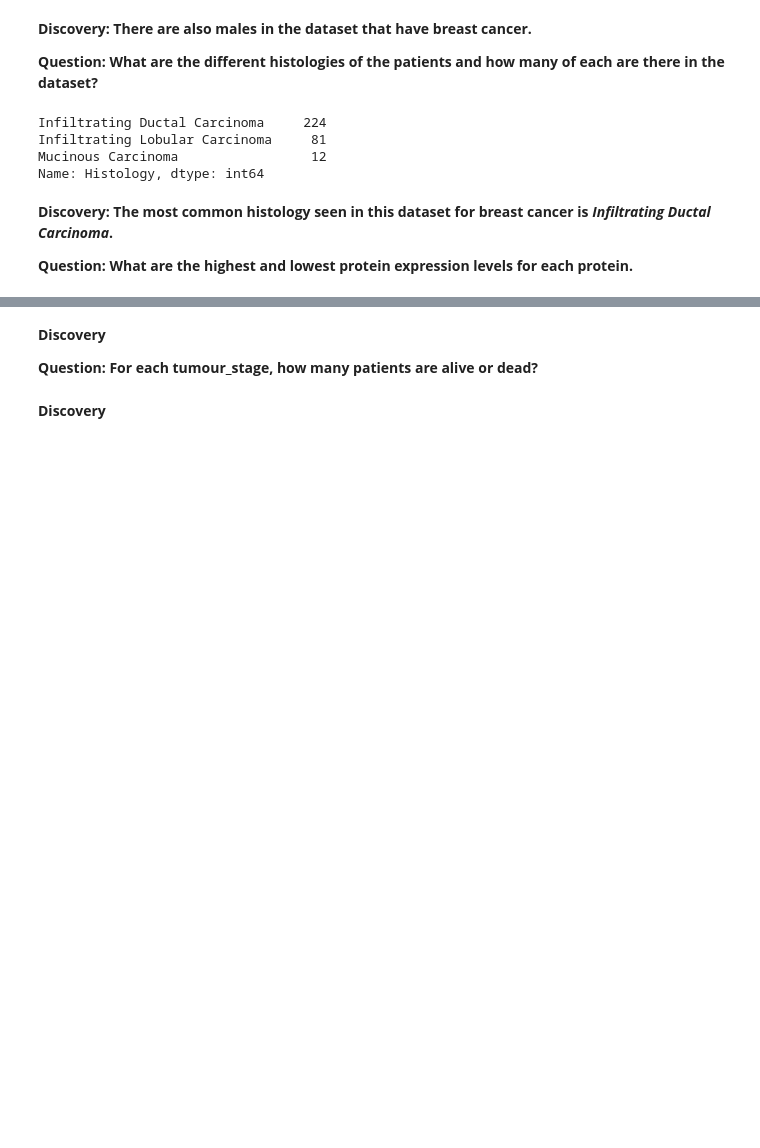
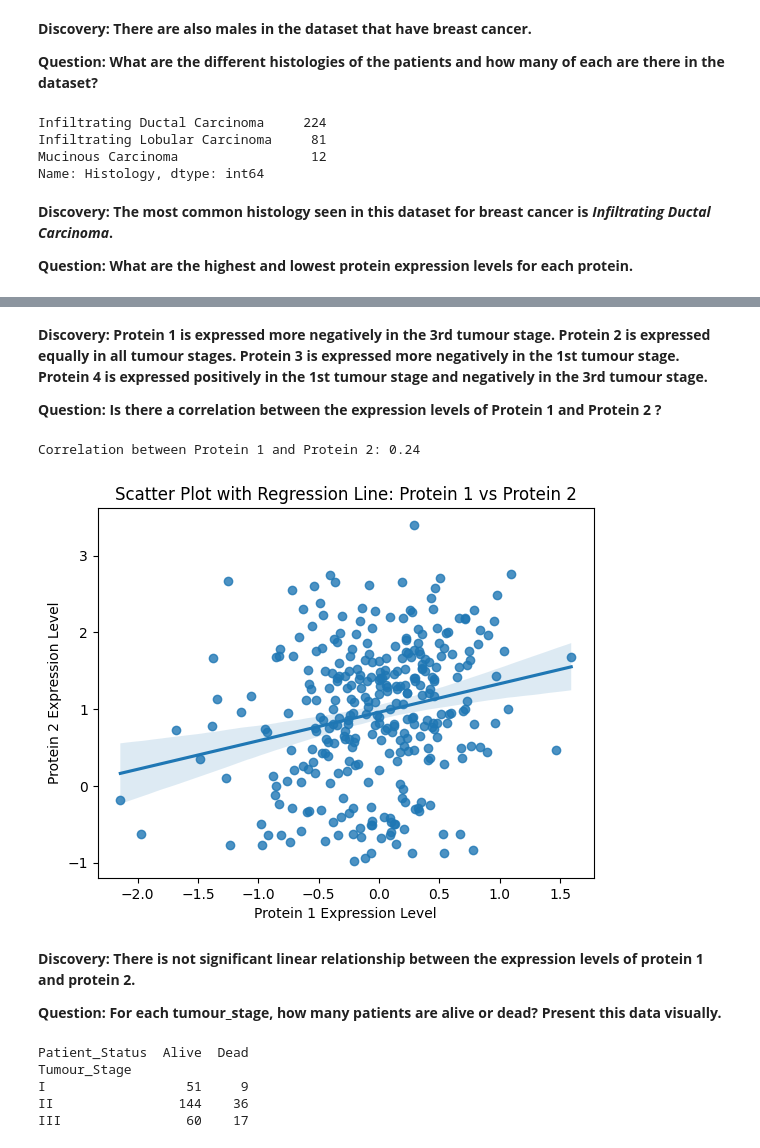
Before and after one commit to spusuluri/Data-Science-Projects, a Jupyter notebook: Project_1_Breast_Cancer/BRCA_data_exploration.ipynb, the cells around one changed output, grey strips where cells are left out. Cells and saved outputs as stored; diff of their text form; code cells hidden in the pictures; blank space fills up the shorter version.

```diff
--- a/Project_1_Breast_Cancer/BRCA_data_exploration.ipynb
+++ b/Project_1_Breast_Cancer/BRCA_data_exploration.ipynb
@@ -103,4 +138,23 @@ Name: Histology, dtype: int64
+# %% [markdown]
+**Discovery: Protein 1 is expressed more negatively in the 3rd tumour stage. Protein 2 is expressed equally in all tumour stages. Protein 3 is expressed more negatively in the 1st tumour stage. Protein 4 is expressed positively in the 1st tumour stage and negatively in the 3rd tumour stage.**
+
+**Question: Is there a correlation between the expression levels of Protein 1 and Protein 2 ?**
+# %%
+# .corr function will calculate the correlation coefficient
+correlation_coefficient = df['Protein1'].corr(df['Protein2'])
+print("Correlation between Protein 1 and Protein 2: {:.2f}".format(correlation_coefficient))
+# %% [output]
+Correlation between Protein 1 and Protein 2: 0.24
+# %%
+#Seaborn to plot the scatter plot
+sns.regplot(x='Protein1', y='Protein2', data=df_cleaned)
+plt.title('Scatter Plot with Regression Line: Protein 1 vs Protein 2')
+plt.xlabel('Protein 1 Expression Level')
+plt.ylabel('Protein 2 Expression Level')
+plt.show()
+# %% [output]
+[figure, added]
 # %% [markdown]
-**Discovery**
+**Discovery: There is not significant linear relationship between the expression levels of protein 1 and protein 2.**
 
-**Question: For each tumour_stage, how many patients are alive or dead?**
+**Question: For each tumour_stage, how many patients are alive or dead? Present this data visually.**
@@ -109,2 +161,11 @@ Name: Histology, dtype: int64
-# %% [markdown]
-**Discovery**
+# %%
+# Cross-tabulationg shows the count of patients for each combination of tumour stage and patient status.
+
+cross_tab = pd.crosstab(df_cleaned['Tumour_Stage'], df_cleaned['Patient_Status'])
+print(cross_tab)
+# %% [output]
+Patient_Status  Alive  Dead
+Tumour_Stage
+I                  51     9
+II                144    36
+III                60    17
```
Also changed, not shown: parts of 21 cells of this notebook, 1 other file.
